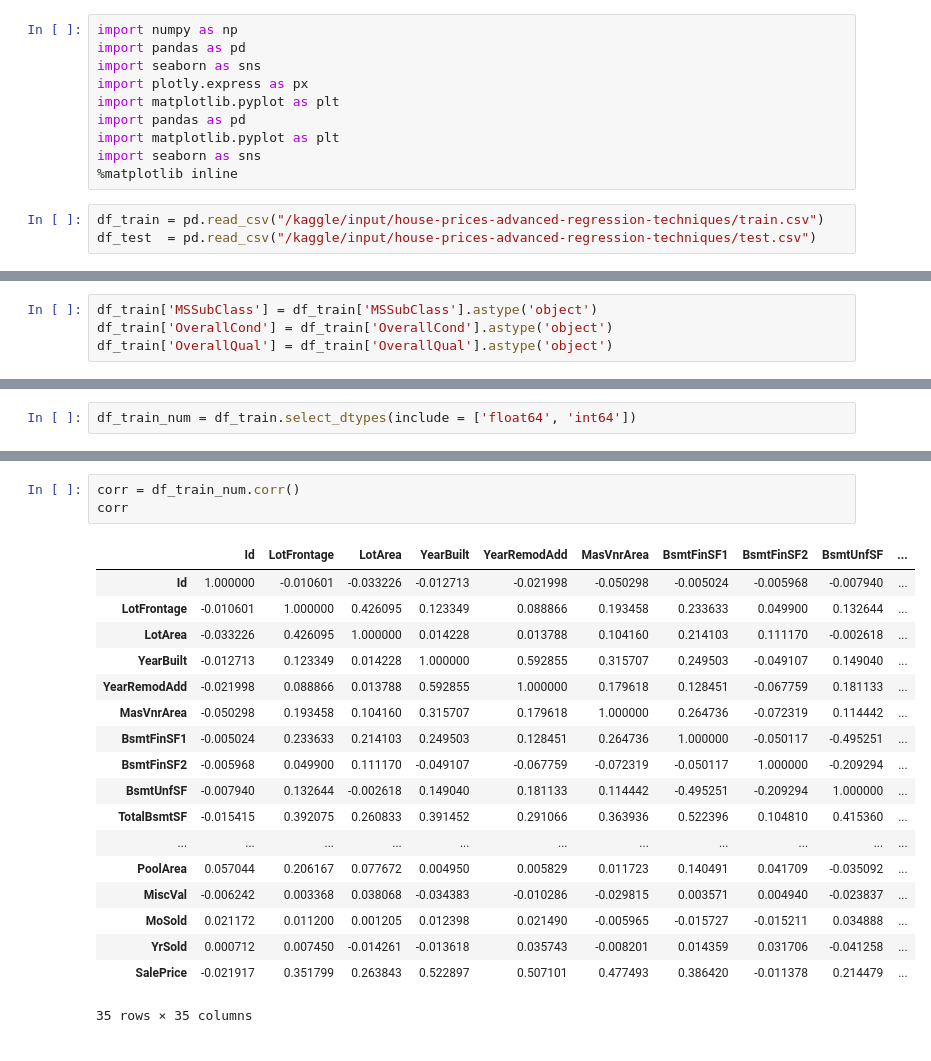
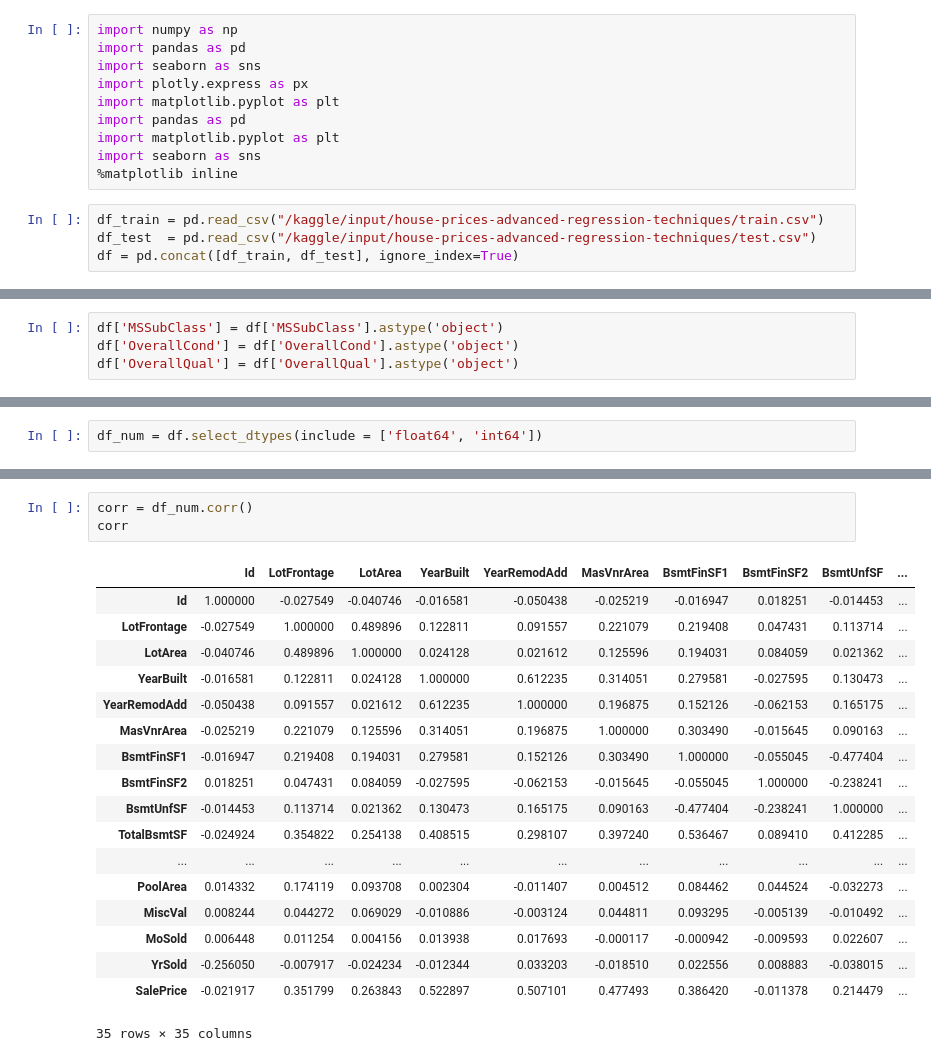
Before and after one commit to NasserMohamedEid/House-Prices, a Jupyter notebook: house-price.ipynb, the cells around one changed output, grey strips where cells are left out. Cells and saved outputs as stored; diff of their text form.

```diff
--- a/house-price.ipynb
+++ b/house-price.ipynb
@@ -29,3 +29,4 @@ import seaborn as sns
 # %%
 df_train = pd.read_csv("/kaggle/input/house-prices-advanced-regression-techniques/train.csv")
 df_test  = pd.read_csv("/kaggle/input/house-prices-advanced-regression-techniques/test.csv")
+df = pd.concat([df_train, df_test], ignore_index=True)
@@ -82,5 +69,5 @@ memory usage: 924.0+ KB
 # %%
-df_train['MSSubClass'] = df_train['MSSubClass'].astype('object')
-df_train['OverallCond'] = df_train['OverallCond'].astype('object')
-df_train['OverallQual'] = df_train['OverallQual'].astype('object')
+df['MSSubClass'] = df['MSSubClass'].astype('object')
+df['OverallCond'] = df['OverallCond'].astype('object')
+df['OverallQual'] = df['OverallQual'].astype('object')
 # %%
@@ -120,4 +105,4 @@ df_train.describe()
 8 rows × 35 columns
 # %%
-df_train_num = df_train.select_dtypes(include = ['float64', 'int64'])
+df_num = df.select_dtypes(include = ['float64', 'int64'])
 # %%
@@ -127,23 +112,23 @@ df_train_num.hist(figsize=(25, 30), xlabelsize=8, ylabelsize=8);
 # %%
-corr = df_train_num.corr()
+corr = df_num.corr()
 corr
 # %% [output]
 |  | Id | LotFrontage | LotArea | YearBuilt | YearRemodAdd | MasVnrArea | BsmtFinSF1 | BsmtFinSF2 | BsmtUnfSF | ... |
-| Id | 1.000000 | -0.010601 | -0.033226 | -0.012713 | -0.021998 | -0.050298 | -0.005024 | -0.005968 | -0.007940 | ... |
-| LotFrontage | -0.010601 | 1.000000 | 0.426095 | 0.123349 | 0.088866 | 0.193458 | 0.233633 | 0.049900 | 0.132644 | ... |
-| LotArea | -0.033226 | 0.426095 | 1.000000 | 0.014228 | 0.013788 | 0.104160 | 0.214103 | 0.111170 | -0.002618 | ... |
-| YearBuilt | -0.012713 | 0.123349 | 0.014228 | 1.000000 | 0.592855 | 0.315707 | 0.249503 | -0.049107 | 0.149040 | ... |
-| YearRemodAdd | -0.021998 | 0.088866 | 0.013788 | 0.592855 | 1.000000 | 0.179618 | 0.128451 | -0.067759 | 0.181133 | ... |
-| MasVnrArea | -0.050298 | 0.193458 | 0.104160 | 0.315707 | 0.179618 | 1.000000 | 0.264736 | -0.072319 | 0.114442 | ... |
-| BsmtFinSF1 | -0.005024 | 0.233633 | 0.214103 | 0.249503 | 0.128451 | 0.264736 | 1.000000 | -0.050117 | -0.495251 | ... |
-| BsmtFinSF2 | -0.005968 | 0.049900 | 0.111170 | -0.049107 | -0.067759 | -0.072319 | -0.050117 | 1.000000 | -0.209294 | ... |
-| BsmtUnfSF | -0.007940 | 0.132644 | -0.002618 | 0.149040 | 0.181133 | 0.114442 | -0.495251 | -0.209294 | 1.000000 | ... |
-| TotalBsmtSF | -0.015415 | 0.392075 | 0.260833 | 0.391452 | 0.291066 | 0.363936 | 0.522396 | 0.104810 | 0.415360 | ... |
+| Id | 1.000000 | -0.027549 | -0.040746 | -0.016581 | -0.050438 | -0.025219 | -0.016947 | 0.018251 | -0.014453 | ... |
+| LotFrontage | -0.027549 | 1.000000 | 0.489896 | 0.122811 | 0.091557 | 0.221079 | 0.219408 | 0.047431 | 0.113714 | ... |
+| LotArea | -0.040746 | 0.489896 | 1.000000 | 0.024128 | 0.021612 | 0.125596 | 0.194031 | 0.084059 | 0.021362 | ... |
+| YearBuilt | -0.016581 | 0.122811 | 0.024128 | 1.000000 | 0.612235 | 0.314051 | 0.279581 | -0.027595 | 0.130473 | ... |
+| YearRemodAdd | -0.050438 | 0.091557 | 0.021612 | 0.612235 | 1.000000 | 0.196875 | 0.152126 | -0.062153 | 0.165175 | ... |
+| MasVnrArea | -0.025219 | 0.221079 | 0.125596 | 0.314051 | 0.196875 | 1.000000 | 0.303490 | -0.015645 | 0.090163 | ... |
+| BsmtFinSF1 | -0.016947 | 0.219408 | 0.194031 | 0.279581 | 0.152126 | 0.303490 | 1.000000 | -0.055045 | -0.477404 | ... |
+| BsmtFinSF2 | 0.018251 | 0.047431 | 0.084059 | -0.027595 | -0.062153 | -0.015645 | -0.055045 | 1.000000 | -0.238241 | ... |
+| BsmtUnfSF | -0.014453 | 0.113714 | 0.021362 | 0.130473 | 0.165175 | 0.090163 | -0.477404 | -0.238241 | 1.000000 | ... |
+| TotalBsmtSF | -0.024924 | 0.354822 | 0.254138 | 0.408515 | 0.298107 | 0.397240 | 0.536467 | 0.089410 | 0.412285 | ... |
 | ... | ... | ... | ... | ... | ... | ... | ... | ... | ... | ... |
-| PoolArea | 0.057044 | 0.206167 | 0.077672 | 0.004950 | 0.005829 | 0.011723 | 0.140491 | 0.041709 | -0.035092 | ... |
-| MiscVal | -0.006242 | 0.003368 | 0.038068 | -0.034383 | -0.010286 | -0.029815 | 0.003571 | 0.004940 | -0.023837 | ... |
-| MoSold | 0.021172 | 0.011200 | 0.001205 | 0.012398 | 0.021490 | -0.005965 | -0.015727 | -0.015211 | 0.034888 | ... |
-| YrSold | 0.000712 | 0.007450 | -0.014261 | -0.013618 | 0.035743 | -0.008201 | 0.014359 | 0.031706 | -0.041258 | ... |
+| PoolArea | 0.014332 | 0.174119 | 0.093708 | 0.002304 | -0.011407 | 0.004512 | 0.084462 | 0.044524 | -0.032273 | ... |
+| MiscVal | 0.008244 | 0.044272 | 0.069029 | -0.010886 | -0.003124 | 0.044811 | 0.093295 | -0.005139 | -0.010492 | ... |
+| MoSold | 0.006448 | 0.011254 | 0.004156 | 0.013938 | 0.017693 | -0.000117 | -0.000942 | -0.009593 | 0.022607 | ... |
+| YrSold | -0.256050 | -0.007917 | -0.024234 | -0.012344 | 0.033203 | -0.018510 | 0.022556 | 0.008883 | -0.038015 | ... |
 | SalePrice | -0.021917 | 0.351799 | 0.263843 | 0.522897 | 0.507101 | 0.477493 | 0.386420 | -0.011378 | 0.214479 | ... |
 35 rows × 35 columns
 # %%
```
Also changed, not shown: parts of 27 cells of this notebook.
